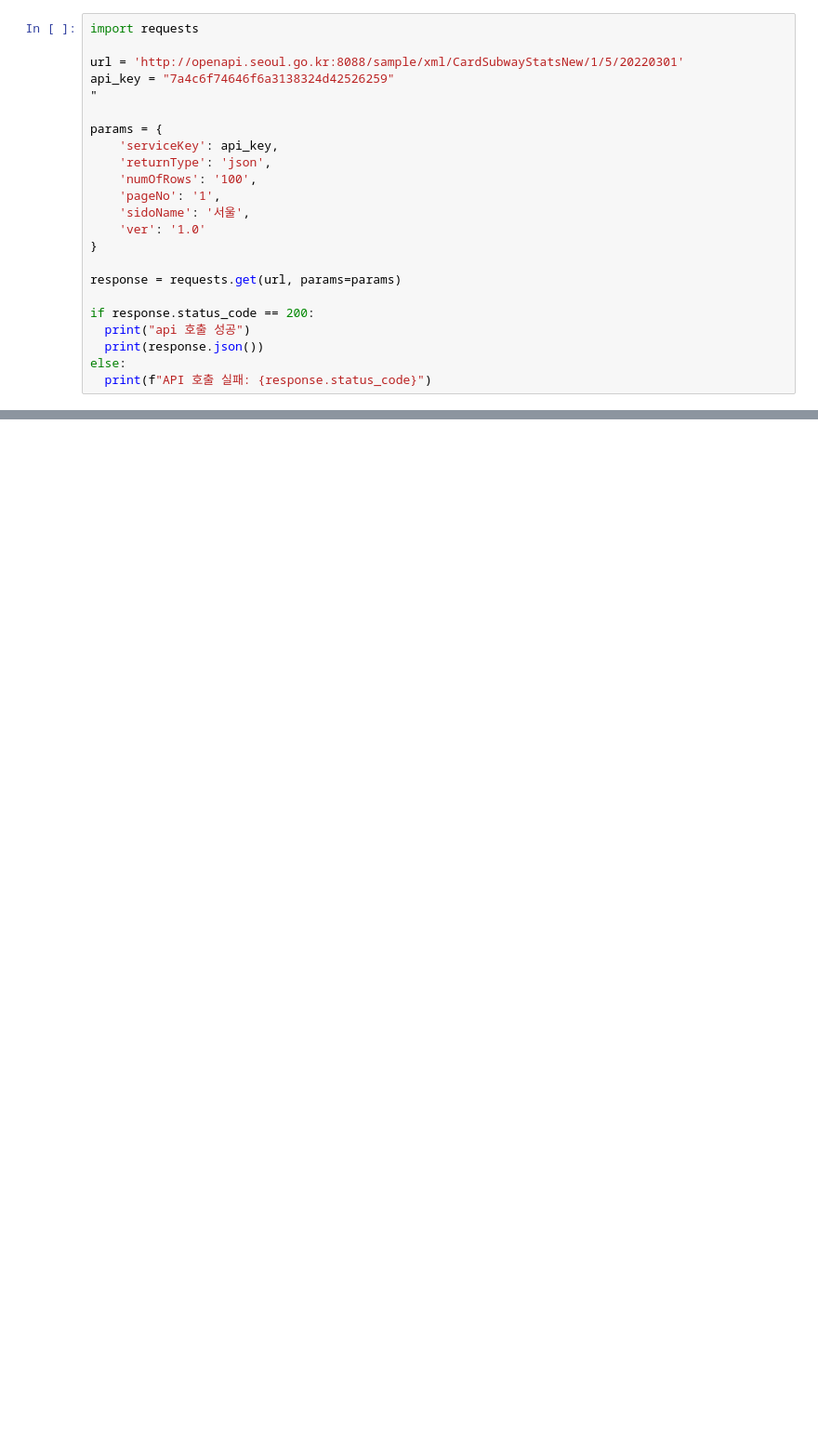
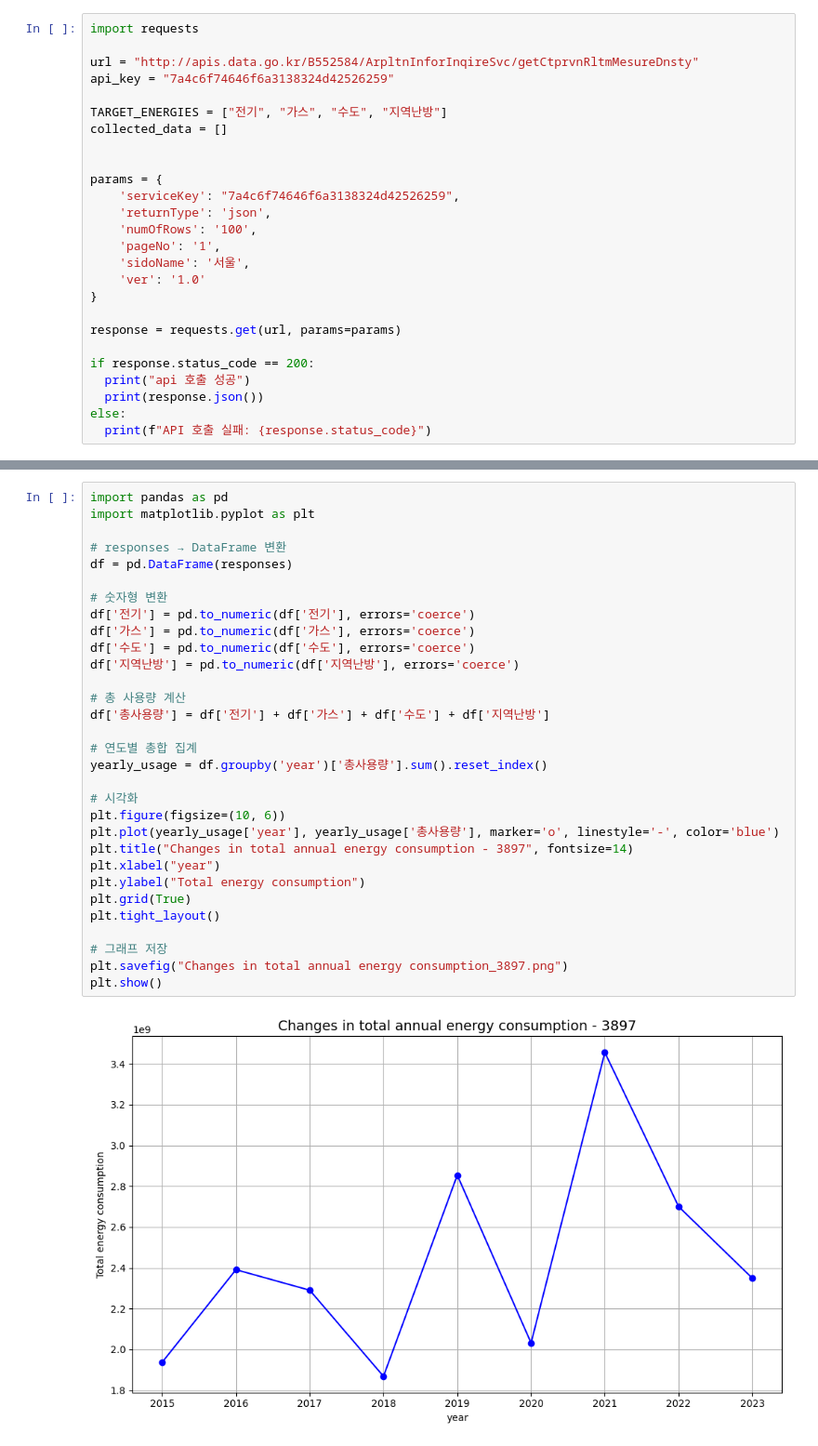
Before and after one commit to SBJeong91/Data-Analysis-with-Open-Source, a Jupyter notebook: openAPI.ipynb, the cells around one changed output, grey strips where cells are left out. Shown at 93% size. Cells and saved outputs as stored; diff of their text form; blank space fills up the shorter version.

```diff
--- a/openAPI.ipynb
+++ b/openAPI.ipynb
@@ -3,12 +3,15 @@
 # %%
 import requests
 
-url = 'http://openapi.seoul.go.kr:8088/sample/xml/CardSubwayStatsNew/1/5/20220301'
+url = "http://apis.data.go.kr/B552584/ArpltnInforInqireSvc/getCtprvnRltmMesureDnsty"
 api_key = "7a4c6f74646f6a3138324d42526259"
-"
+
+TARGET_ENERGIES = ["전기", "가스", "수도", "지역난방"]
+collected_data = []
+
 
 params = {
-    'serviceKey': api_key,
+    'serviceKey': "7a4c6f74646f6a3138324d42526259",
     'returnType': 'json',
     'numOfRows': '100',
     'pageNo': '1',
@@ -27,0 +256,33 @@ SyntaxError: unterminated string literal (detected at line 5) (ipython-input-189
+# %%
+import pandas as pd
+import matplotlib.pyplot as plt
+
+# responses → DataFrame 변환
+df = pd.DataFrame(responses)
+
+# 숫자형 변환
+df['전기'] = pd.to_numeric(df['전기'], errors='coerce')
+df['가스'] = pd.to_numeric(df['가스'], errors='coerce')
+df['수도'] = pd.to_numeric(df['수도'], errors='coerce')
+df['지역난방'] = pd.to_numeric(df['지역난방'], errors='coerce')
+
+# 총 사용량 계산
+df['총사용량'] = df['전기'] + df['가스'] + df['수도'] + df['지역난방']
+
+# 연도별 총합 집계
+yearly_usage = df.groupby('year')['총사용량'].sum().reset_index()
+
+# 시각화
+plt.figure(figsize=(10, 6))
+plt.plot(yearly_usage['year'], yearly_usage['총사용량'], marker='o', linestyle='-', color='blue')
+plt.title("Changes in total annual energy consumption - 3897", fontsize=14)
+plt.xlabel("year")
+plt.ylabel("Total energy consumption")
+plt.grid(True)
+plt.tight_layout()
+
+# 그래프 저장
+plt.savefig("Changes in total annual energy consumption_3897.png")
+plt.show()
+# %% [output]
+[figure, added]
```
Also changed, not shown: parts of 11 cells of this notebook.
